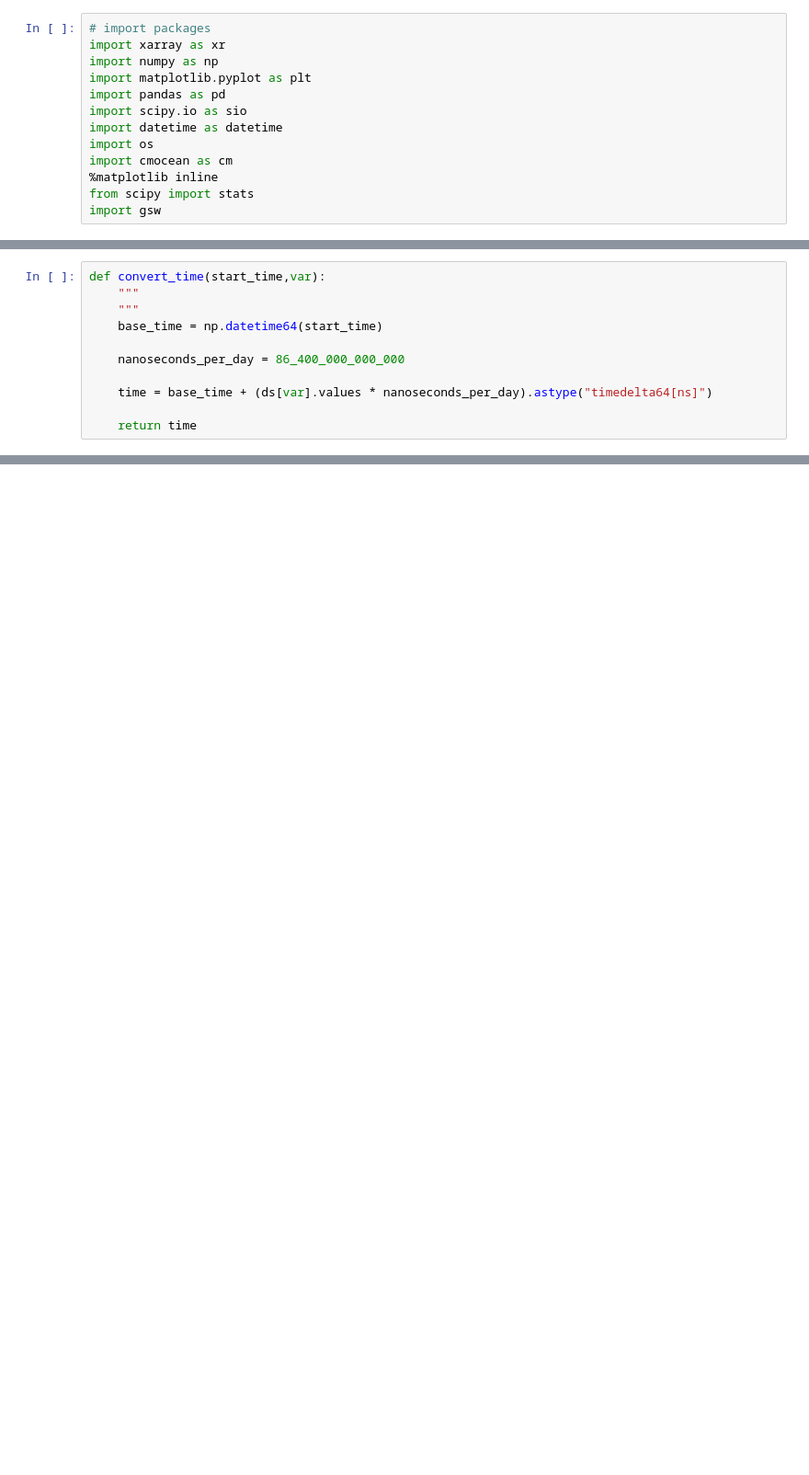
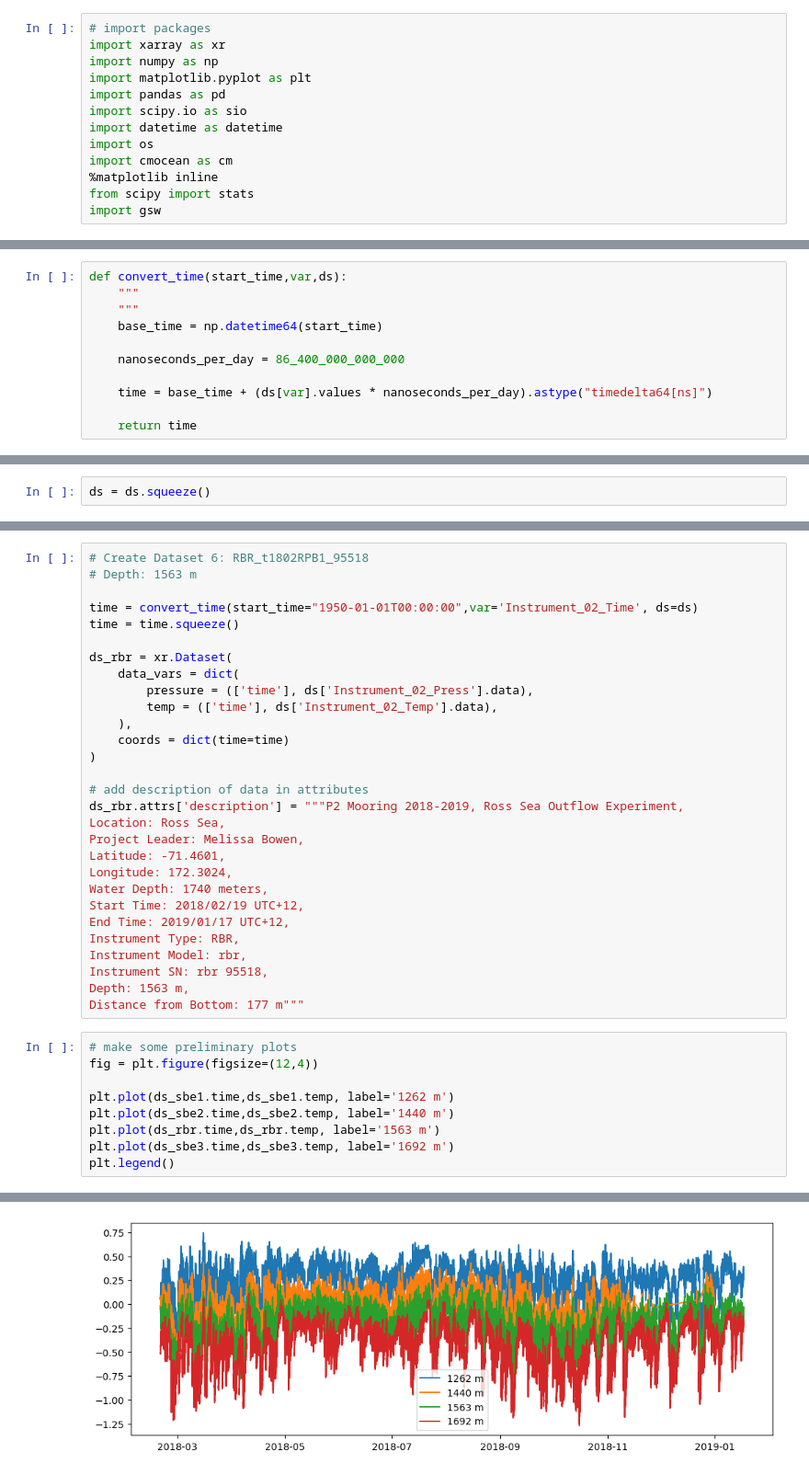
Before and after one commit to MackenzieBlanusa/TNB_tools, a Jupyter notebook: momentum_balance/P2_P3_RSO2018_DataPrep.ipynb, the cells around one changed output, grey strips where cells are left out. Shown at 92% size. Saved outputs shown, nothing was run; the diff lists cells and outputs as text; blank space fills up the shorter version.

```diff
--- a/momentum_balance/P2_P3_RSO2018_DataPrep.ipynb
+++ b/momentum_balance/P2_P3_RSO2018_DataPrep.ipynb
@@ -16,5 +29,5 @@ ds = xr.open_dataset('/Users/mackenzie/Documents/Research/PhD/TNB_Research/data/
 # %%
-def convert_time(start_time,var):
+def convert_time(start_time,var,ds):
     """
     """
     base_time = np.datetime64(start_time)
@@ -74,0 +40,2 @@ Attributes:
+# %%
+ds = ds.squeeze()
@@ -74,0 +240,39 @@ Attributes:
+# %%
+# Create Dataset 6: RBR_t1802RPB1_95518
+# Depth: 1563 m
+
+time = convert_time(start_time="1950-01-01T00:00:00",var='Instrument_02_Time', ds=ds)
+time = time.squeeze()
+
+ds_rbr = xr.Dataset(
+    data_vars = dict(
+        pressure = (['time'], ds['Instrument_02_Press'].data),
+        temp = (['time'], ds['Instrument_02_Temp'].data),
+    ),
+    coords = dict(time=time)
+)
+
+# add description of data in attributes
+ds_rbr.attrs['description'] = """P2 Mooring 2018-2019, Ross Sea Outflow Experiment,
+Location: Ross Sea,
+Project Leader: Melissa Bowen,
+Latitude: -71.4601,
+Longitude: 172.3024,
+Water Depth: 1740 meters,
+Start Time: 2018/02/19 UTC+12,
+End Time: 2019/01/17 UTC+12,
+Instrument Type: RBR,
+Instrument Model: rbr,
+Instrument SN: rbr 95518,
+Depth: 1563 m,
+Distance from Bottom: 177 m"""
+# %%
+# make some preliminary plots
+fig = plt.figure(figsize=(12,4))
+
+plt.plot(ds_sbe1.time,ds_sbe1.temp, label='1262 m')
+plt.plot(ds_sbe2.time,ds_sbe2.temp, label='1440 m')
+plt.plot(ds_rbr.time,ds_rbr.temp, label='1563 m')
+plt.plot(ds_sbe3.time,ds_sbe3.temp, label='1692 m')
+plt.legend()
+# %% [output]
@@ -74,0 +280 @@ Attributes:
+[figure, added]
```
Also changed, not shown: parts of 34 cells of this notebook.
